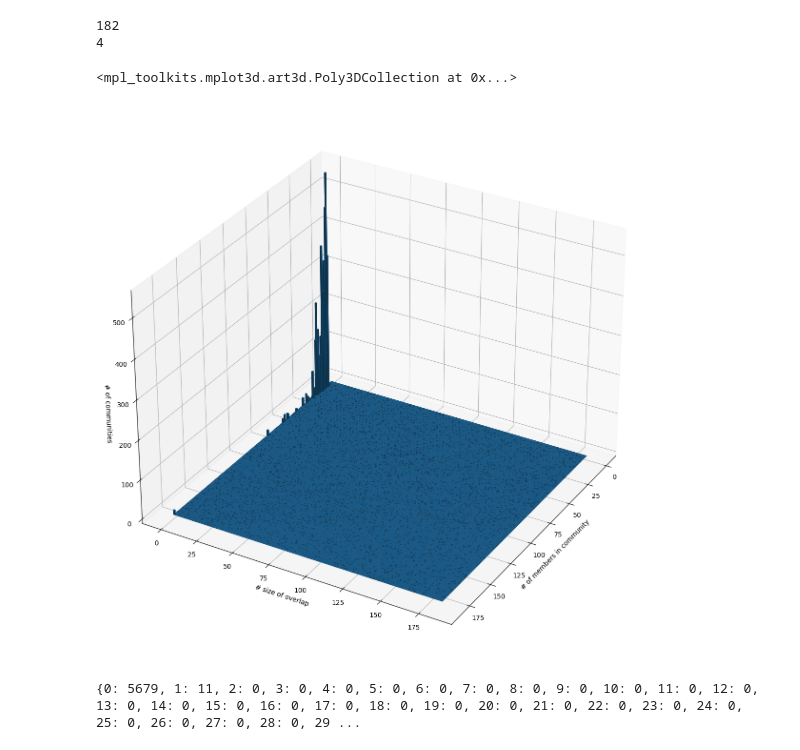
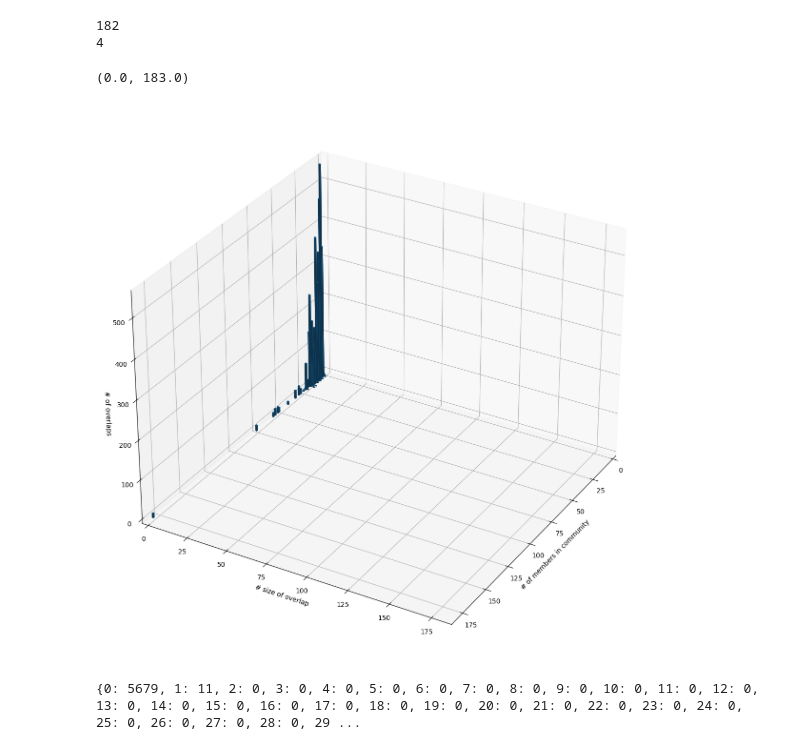
Before and after one commit to plindnercs/graph-clustering-visualization, a Jupyter notebook: graph-clustering-3d-histogram.ipynb, the cells around one changed output. Cells and saved outputs as stored; diff of their text form; code cells hidden in the pictures.

Commit message:
fixed plot for zero values

```diff
--- a/graph-clustering-3d-histogram.ipynb
+++ b/graph-clustering-3d-histogram.ipynb
@@ -114,22 +114,28 @@ z_data = np.array(z_grid)
 # %%
 # create 3d plot
 fig = plt.figure(figsize = (15, 15))
 ax = plt.axes(projection='3d')
 
 ax.set_xlabel('# of members in community')
 ax.set_ylabel('# size of overlap')
-ax.set_zlabel('# of communities')
+ax.set_zlabel('# of overlaps')
 
 x, y = np.meshgrid(x_data, y_data)
 
 top = z_data
 bottom = np.zeros_like(top)
 ax.view_init(ax.elev, ax.azim+90)
-#ax.scatter3D(x_data, y_data, z_data, c=z_data, cmap='Greens');
-ax.bar3d(x.ravel(), y.ravel(), bottom.ravel(), 1, 1, top.ravel(), shade=True)
+mask = top.ravel().nonzero()
+
+# ax.scatter3D(x_data, y_data, z_data, c=z_data, cmap='Greens');
+# ax.bar3d(x.ravel()[mask], y.ravel()[mask], bottom.ravel()[mask], 1, 1, top.ravel()[mask], shade=True)
+ax.bar3d(x.ravel()[mask], y.ravel()[mask], bottom.ravel()[mask], 1, 1, top.ravel()[mask], shade=True)
+
+ax.set_xlim([0, len(x_data)])
+ax.set_ylim([0, len(y_data)])
 # %% [output]
-<mpl_toolkits.mplot3d.art3d.Poly3DCollection at 0x...>
+(0.0, 183.0)
-[figure, old version]
+[figure, new version]
 # %%
 # OLD -----------------------------
 # find overlaps in communities
```
